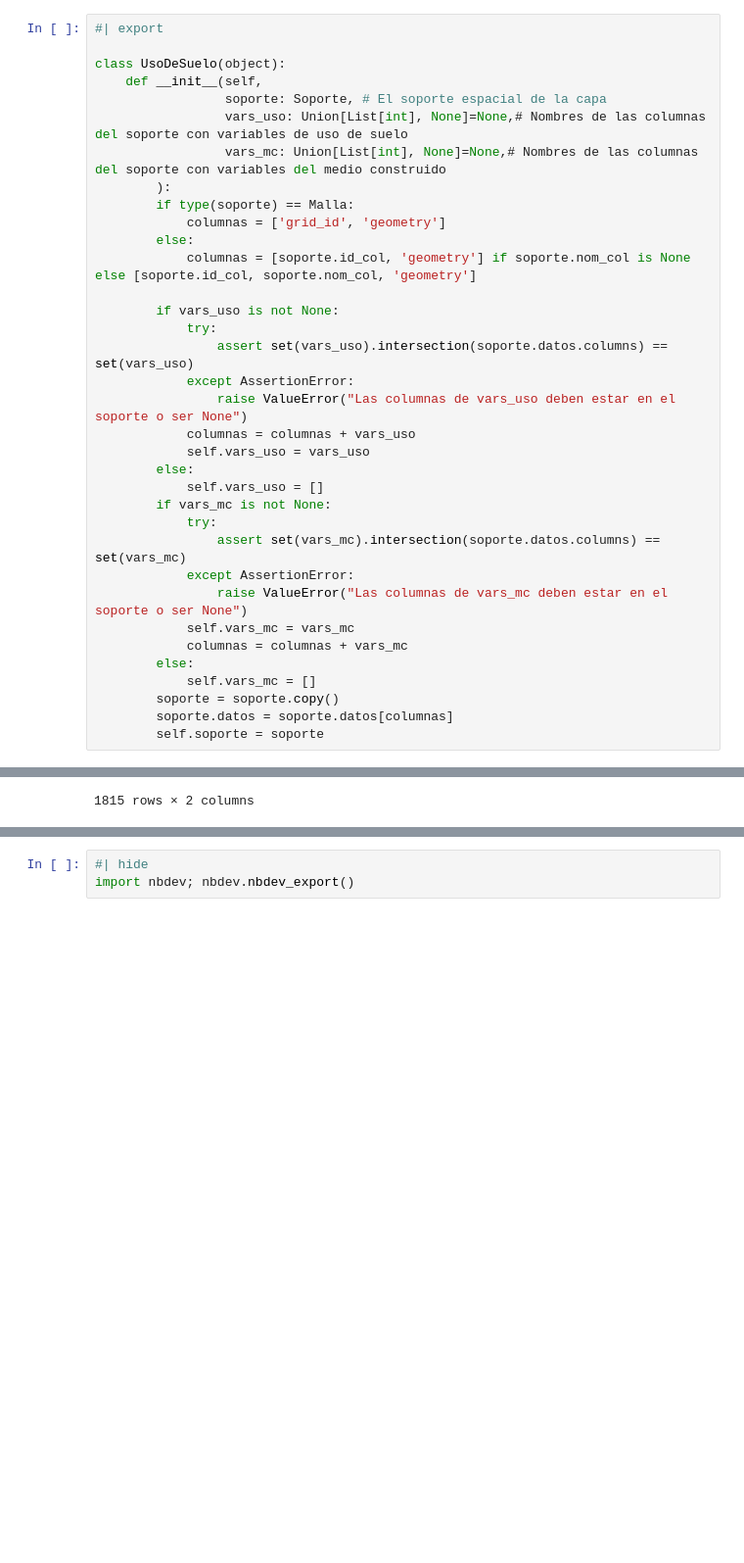
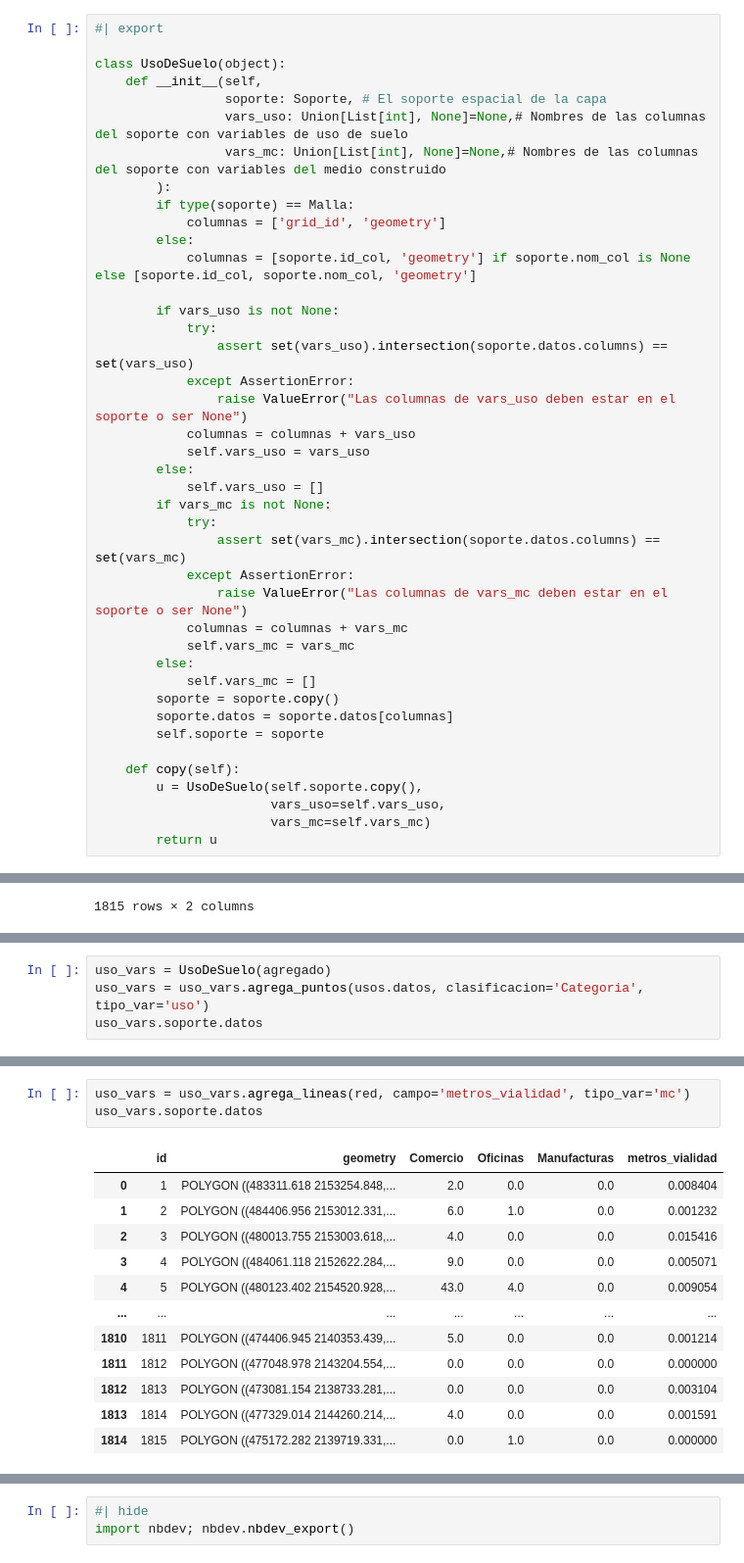
Before and after one commit to CentroGeo/pyLandUseMX, a Jupyter notebook: nbs/api/01_usodesuelo.ipynb, the cells around one changed output, grey strips where cells are left out. Shown at 98% size. Drawn from its saved outputs; the diff is of its cells as text; blank space fills up the shorter version.

Commit message:
Clase UsoDeSuelo incorpora métodos de Soporte.

```diff
--- a/nbs/api/01_usodesuelo.ipynb
+++ b/nbs/api/01_usodesuelo.ipynb
@@ -974,13 +1029,19 @@ class UsoDeSuelo(object):
                 assert set(vars_mc).intersection(soporte.datos.columns) == set(vars_mc)
             except AssertionError:
                 raise ValueError("Las columnas de vars_mc deben estar en el soporte o ser None")
+            columnas = columnas + vars_mc
             self.vars_mc = vars_mc
-            columnas = columnas + vars_mc
         else:
             self.vars_mc = []
         soporte = soporte.copy()
         soporte.datos = soporte.datos[columnas]
         self.soporte = soporte
+
+    def copy(self):
+        u = UsoDeSuelo(self.soporte.copy(),
+                       vars_uso=self.vars_uso,
+                       vars_mc=self.vars_mc)
+        return u
 # %% [markdown]
 Podemos crear una capa de `UsoDeSuelo` partiendo únicamente de un `Soporte` sin ninguna otra variable:
 
@@ -1050,0 +1169,4 @@ uso_vars.soporte.datos
+# %%
+uso_vars = UsoDeSuelo(agregado)
+uso_vars = uso_vars.agrega_puntos(usos.datos, clasificacion='Categoria', tipo_var='uso')
+uso_vars.soporte.datos
@@ -1050,0 +1214,16 @@ uso_vars.soporte.datos
+# %%
+uso_vars = uso_vars.agrega_lineas(red, campo='metros_vialidad', tipo_var='mc')
+uso_vars.soporte.datos
+# %% [output]
+|  | id | geometry | Comercio | Oficinas | Manufacturas | metros_vialidad |
+| 0 | 1 | POLYGON ((483311.618 2153254.848,... | 2.0 | 0.0 | 0.0 | 0.008404 |
+| 1 | 2 | POLYGON ((484406.956 2153012.331,... | 6.0 | 1.0 | 0.0 | 0.001232 |
+| 2 | 3 | POLYGON ((480013.755 2153003.618,... | 4.0 | 0.0 | 0.0 | 0.015416 |
+| 3 | 4 | POLYGON ((484061.118 2152622.284,... | 9.0 | 0.0 | 0.0 | 0.005071 |
+| 4 | 5 | POLYGON ((480123.402 2154520.928,... | 43.0 | 4.0 | 0.0 | 0.009054 |
+| ... | ... | ... | ... | ... | ... | ... |
+| 1810 | 1811 | POLYGON ((474406.945 2140353.439,... | 5.0 | 0.0 | 0.0 | 0.001214 |
+| 1811 | 1812 | POLYGON ((477048.978 2143204.554,... | 0.0 | 0.0 | 0.0 | 0.000000 |
+| 1812 | 1813 | POLYGON ((473081.154 2138733.281,... | 0.0 | 0.0 | 0.0 | 0.003104 |
+| 1813 | 1814 | POLYGON ((477329.014 2144260.214,... | 4.0 | 0.0 | 0.0 | 0.001591 |
+| 1814 | 1815 | POLYGON ((475172.282 2139719.331,... | 0.0 | 1.0 | 0.0 | 0.000000 |
```
Also changed, not shown: parts of 27 cells of this notebook, 2 other files.
